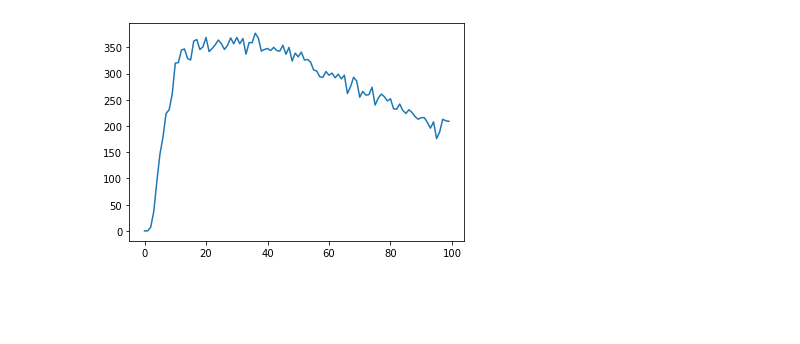
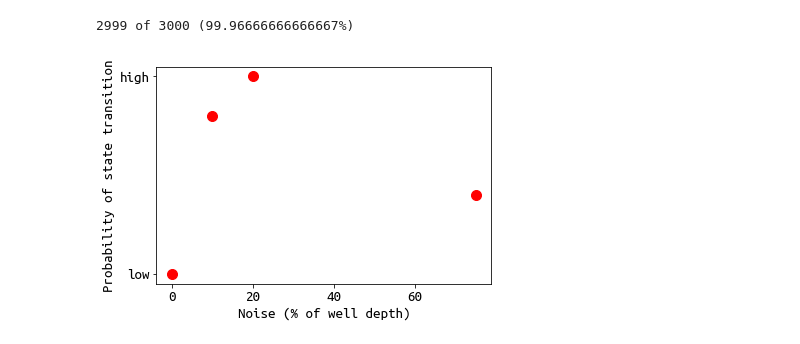
Before and after one commit to lirwin3007/Stochastic-Resonance, a Jupyter notebook: ice-ages.ipynb, the cells around one changed output. Drawn from its saved outputs; the diff is of its cells as text; code cells hidden in the pictures; blank space fills up the shorter version.

```diff
--- a/ice-ages.ipynb
+++ b/ice-ages.ipynb
@@ -80,5 +114,7 @@ plt.show()
 # %%
-iterations = 500
+from IPython.display import clear_output
+
+iterations = 3000
 
 average_in_band = None
 
@@ -94,8 +130,30 @@ for i in range(iterations):
     average_in_band = in_band
   else:
     average_in_band += in_band
+
+  clear_output(wait=True)
+  print(f"{i} of {iterations} ({100*i/iterations}%)")
+# %% [output]
+2999 of 3000 (99.96666666666667%)
-# %%
-plt.plot(average_in_band)
-plt.show()
-# %% [output]
-[figure, removed]
+# %%
+font = {'family' : 'consolas',
+        'weight' : 'bold',
+        'size'   : 22}
+
+plt.rcParams.update({'font.family': "Ubuntu Mono"})
+# plt.rcParams.update({'font.weight': "bold"})
+plt.rcParams.update({'font.size': 15})
+
+plt.plot([0,10,20,75], [0,0.4,0.5,0.2], 'ro', markersize=10)
+
+# Set x and y labels
+plt.xlabel('Noise (% of well depth)')
+plt.ylabel('Probability of state transition')
+
+# Replace y labels with 'high' and 'low'
+plt.yticks([0, 0.5], ['low', 'high'])
+
+
+plt.show()
+# %% [output]
+[figure, added]
```
Also changed, not shown: parts of 4 cells of this notebook, 1 other file.
